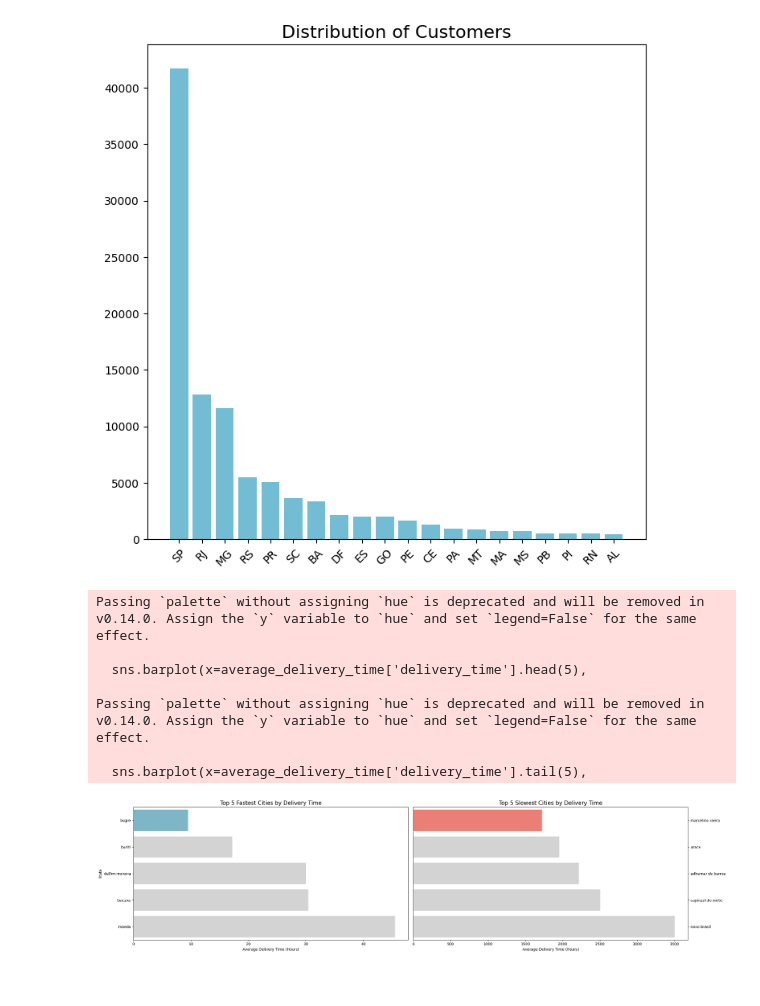
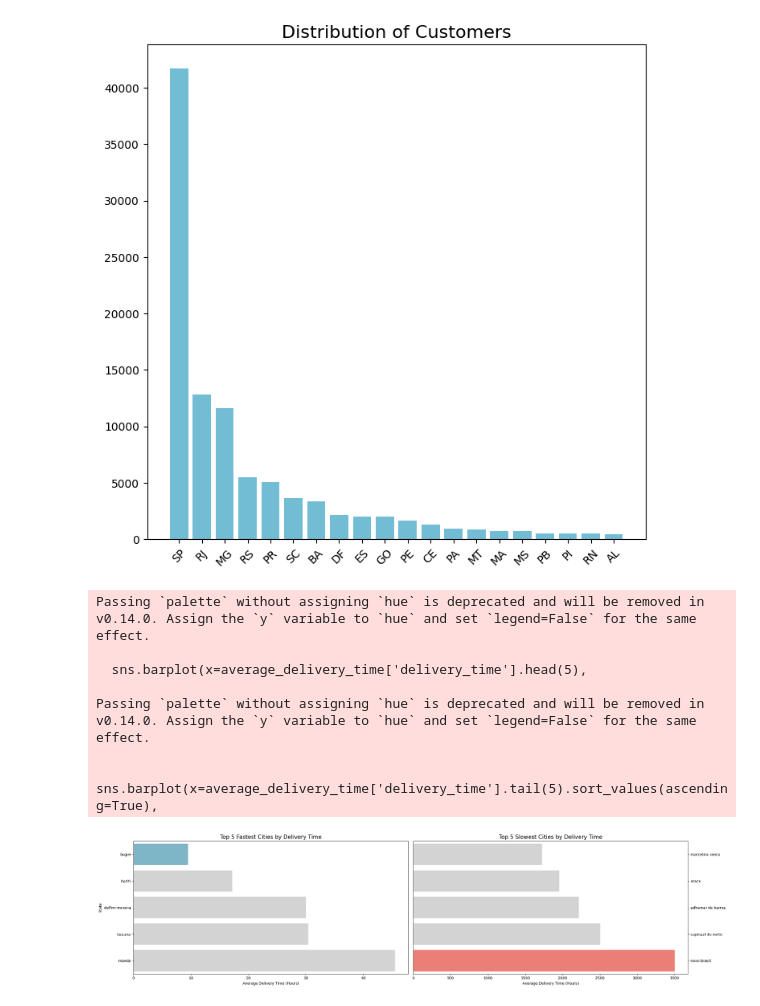
Before and after one commit to FransiscusSuhargo/Dicoding-E-Commerce-Submission, a Jupyter notebook: notebook.ipynb, the cells around one changed output. Drawn from its saved outputs; the diff is of its cells as text; code cells hidden in the pictures.

```diff
--- a/notebook.ipynb
+++ b/notebook.ipynb
@@ -585,40 +627,40 @@ plt.show()
 # %% [output]
 [figure]
 # %%
-average_delivery_time['delivery_time'] = average_delivery_time['delivery_time'].dt.total_seconds() / 3600
+# average_delivery_time['delivery_time'] = average_delivery_time['delivery_time'].dt.total_seconds() / 3600
 
 colors_fastest = ["#72BCD4", "#D3D3D3", "#D3D3D3", "#D3D3D3", "#D3D3D3"]
-colors_slowest = ["#FF6F61", "#D3D3D3", "#D3D3D3", "#D3D3D3", "#D3D3D3"]
+colors_slowest = ["#D3D3D3", "#D3D3D3", "#D3D3D3", "#D3D3D3", "#FF6F61"]
 
 fig, ax = plt.subplots(nrows=1, ncols=2, figsize=(24, 6))
 
 average_delivery_time.head()
 sns.barplot(x=average_delivery_time['delivery_time'].head(5),
             y=average_delivery_time['customer_city'].head(5),
             palette=colors_fastest, ax=ax[0])
 ax[0].set_title("Top 5 Fastest Cities by Delivery Time", fontsize=15)
 ax[0].set_xlabel("Average Delivery Time (Hours)")
 ax[0].set_ylabel("State")
 
-sns.barplot(x=average_delivery_time['delivery_time'].tail(5),
-            y=average_delivery_time['customer_city'].tail(5),
+sns.barplot(x=average_delivery_time['delivery_time'].tail(5).sort_values(ascending=True),
+            y=average_delivery_time['customer_city'].tail(5).sort_values(ascending=True),
             palette=colors_slowest, ax=ax[1])
 ax[1].set_title("Top 5 Slowest Cities by Delivery Time", fontsize=15)
 ax[1].set_xlabel("Average Delivery Time (Hours)")
 ax[1].set_ylabel(None)
 ax[1].yaxis.tick_right()
 
 plt.tight_layout()
 plt.show()
 # %% [output]
 Passing `palette` without assigning `hue` is deprecated and will be removed in v0.14.0. Assign the `y` variable to `hue` and set `legend=False` for the same effect.
 
   sns.barplot(x=average_delivery_time['delivery_time'].head(5),
 
 Passing `palette` without assigning `hue` is deprecated and will be removed in v0.14.0. Assign the `y` variable to `hue` and set `legend=False` for the same effect.
 
-  sns.barplot(x=average_delivery_time['delivery_time'].tail(5),
+  sns.barplot(x=average_delivery_time['delivery_time'].tail(5).sort_values(ascending=True),
-[figure, old version]
+[figure, new version]
 # %%
 #Mencari 3 kategori yang memiliki penjualan tertinggi pada masing - masing kota
 top_cities = category_highest.groupby('customer_city')['count'].sum().nlargest(10).index
```
Also changed, not shown: parts of 20 cells of this notebook, 4 other files.
